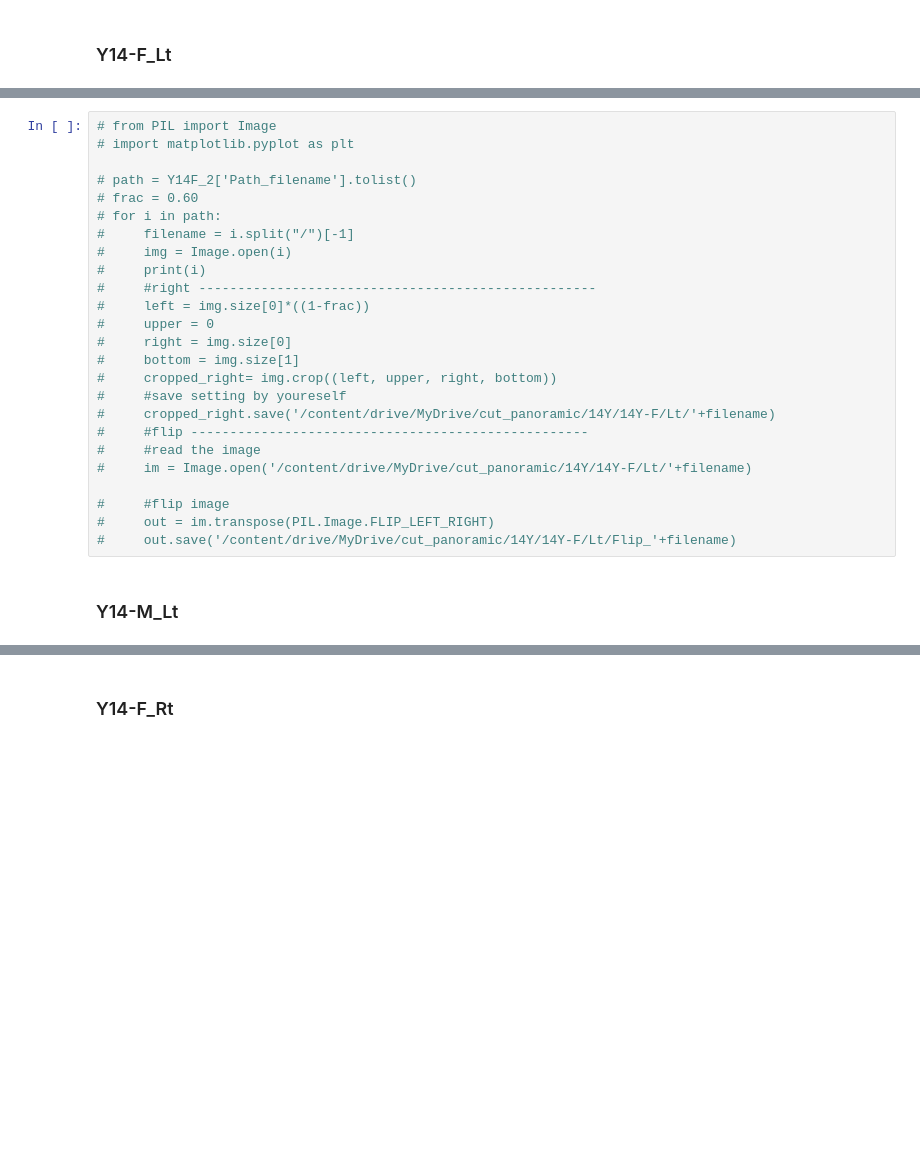
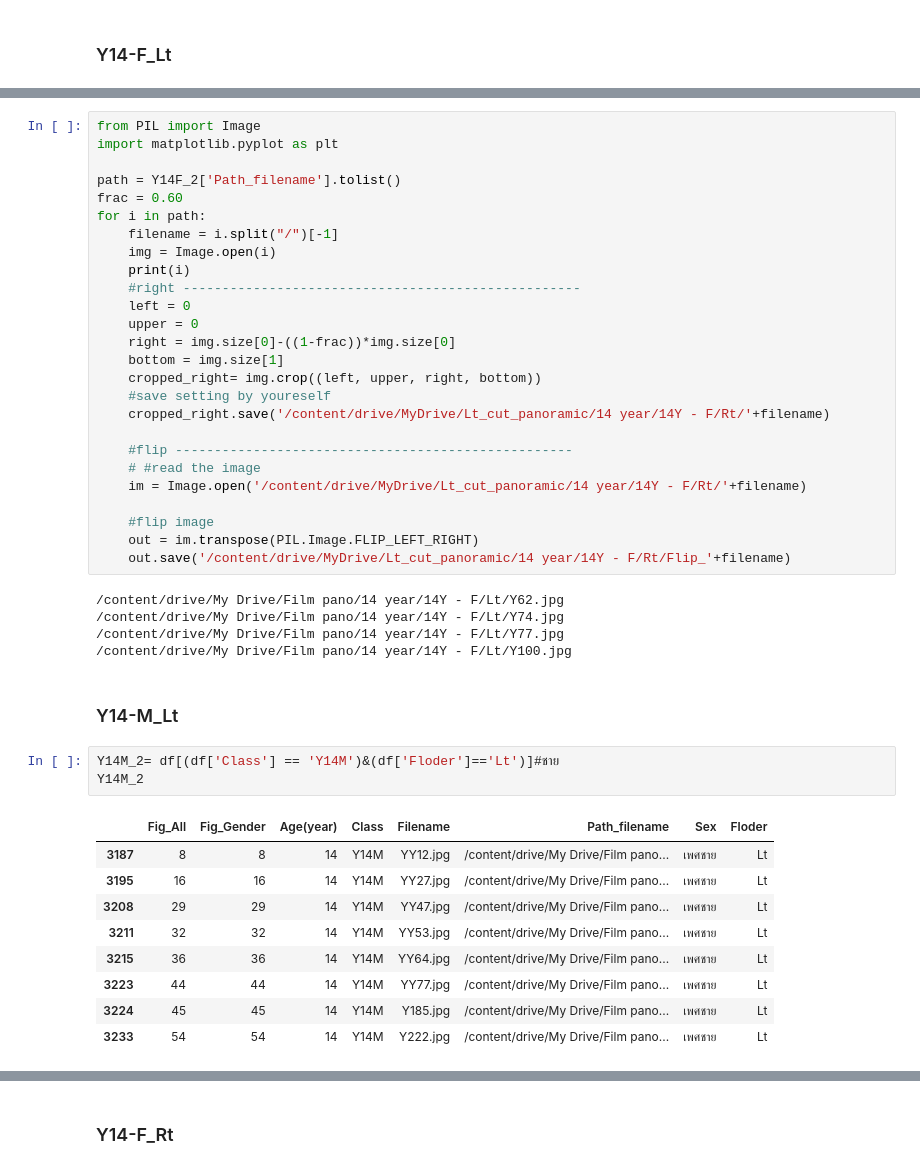
Before and after one commit to Athitiya00/efficientnet_keras_transfer_learning, a Jupyter notebook: สำเนาของ_ตัดรูป.ipynb, the cells around one changed output, grey strips where cells are left out. Drawn from its saved outputs; the diff is of its cells as text; blank space fills up the shorter version.

```diff
--- a/สำเนาของ_ตัดรูป.ipynb
+++ b/สำเนาของ_ตัดรูป.ipynb
@@ -2491,28 +2508,47 @@ FileNotFoundError: ignored
 # %%
-# from PIL import Image
-# import matplotlib.pyplot as plt
+from PIL import Image
+import matplotlib.pyplot as plt
 
-# path = Y14F_2['Path_filename'].tolist()
-# frac = 0.60
-# for i in path:
-#     filename = i.split("/")[-1]
-#     img = Image.open(i)
-#     print(i)
-#     #right ---------------------------------------------------
-#     left = img.size[0]*((1-frac))
-#     upper = 0
-#     right = img.size[0]
-#     bottom = img.size[1]
-#     cropped_right= img.crop((left, upper, right, bottom))
-#     #save setting by youreself
-#     cropped_right.save('/content/drive/MyDrive/cut_panoramic/14Y/14Y-F/Lt/'+filename)
-#     #flip ---------------------------------------------------
-#     #read the image
-#     im = Image.open('/content/drive/MyDrive/cut_panoramic/14Y/14Y-F/Lt/'+filename)
+path = Y14F_2['Path_filename'].tolist()
+frac = 0.60
+for i in path:
+    filename = i.split("/")[-1]
+    img = Image.open(i)
+    print(i)
+    #right ---------------------------------------------------
+    left = 0
+    upper = 0
+    right = img.size[0]-((1-frac))*img.size[0]
+    bottom = img.size[1]
+    cropped_right= img.crop((left, upper, right, bottom))
+    #save setting by youreself
+    cropped_right.save('/content/drive/MyDrive/Lt_cut_panoramic/14 year/14Y - F/Rt/'+filename)
 
-#     #flip image
-#     out = im.transpose(PIL.Image.FLIP_LEFT_RIGHT)
-#     out.save('/content/drive/MyDrive/cut_panoramic/14Y/14Y-F/Lt/Flip_'+filename)
+    #flip ---------------------------------------------------
+    # #read the image
+    im = Image.open('/content/drive/MyDrive/Lt_cut_panoramic/14 year/14Y - F/Rt/'+filename)
+
+    #flip image
+    out = im.transpose(PIL.Image.FLIP_LEFT_RIGHT)
+    out.save('/content/drive/MyDrive/Lt_cut_panoramic/14 year/14Y - F/Rt/Flip_'+filename)
+# %% [output]
+/content/drive/My Drive/Film pano/14 year/14Y - F/Lt/Y62.jpg
+/content/drive/My Drive/Film pano/14 year/14Y - F/Lt/Y74.jpg
+/content/drive/My Drive/Film pano/14 year/14Y - F/Lt/Y77.jpg
+/content/drive/My Drive/Film pano/14 year/14Y - F/Lt/Y100.jpg
 # %% [markdown]
 ### Y14-M_Lt
+# %%
+Y14M_2= df[(df['Class'] == 'Y14M')&(df['Floder']=='Lt')]#ชาย
+Y14M_2
+# %% [output]
+|  | Fig_All | Fig_Gender | Age(year) | Class | Filename | Path_filename | Sex | Floder |
+| 3187 | 8 | 8 | 14 | Y14M | YY12.jpg | /content/drive/My Drive/Film pano... | เพศชาย | Lt |
+| 3195 | 16 | 16 | 14 | Y14M | YY27.jpg | /content/drive/My Drive/Film pano... | เพศชาย | Lt |
+| 3208 | 29 | 29 | 14 | Y14M | YY47.jpg | /content/drive/My Drive/Film pano... | เพศชาย | Lt |
+| 3211 | 32 | 32 | 14 | Y14M | YY53.jpg | /content/drive/My Drive/Film pano... | เพศชาย | Lt |
+| 3215 | 36 | 36 | 14 | Y14M | YY64.jpg | /content/drive/My Drive/Film pano... | เพศชาย | Lt |
+| 3223 | 44 | 44 | 14 | Y14M | YY77.jpg | /content/drive/My Drive/Film pano... | เพศชาย | Lt |
+| 3224 | 45 | 45 | 14 | Y14M | Y185.jpg | /content/drive/My Drive/Film pano... | เพศชาย | Lt |
+| 3233 | 54 | 54 | 14 | Y14M | Y222.jpg | /content/drive/My Drive/Film pano... | เพศชาย | Lt |
 # %%
```
Also changed, not shown: parts of 29 cells of this notebook.
